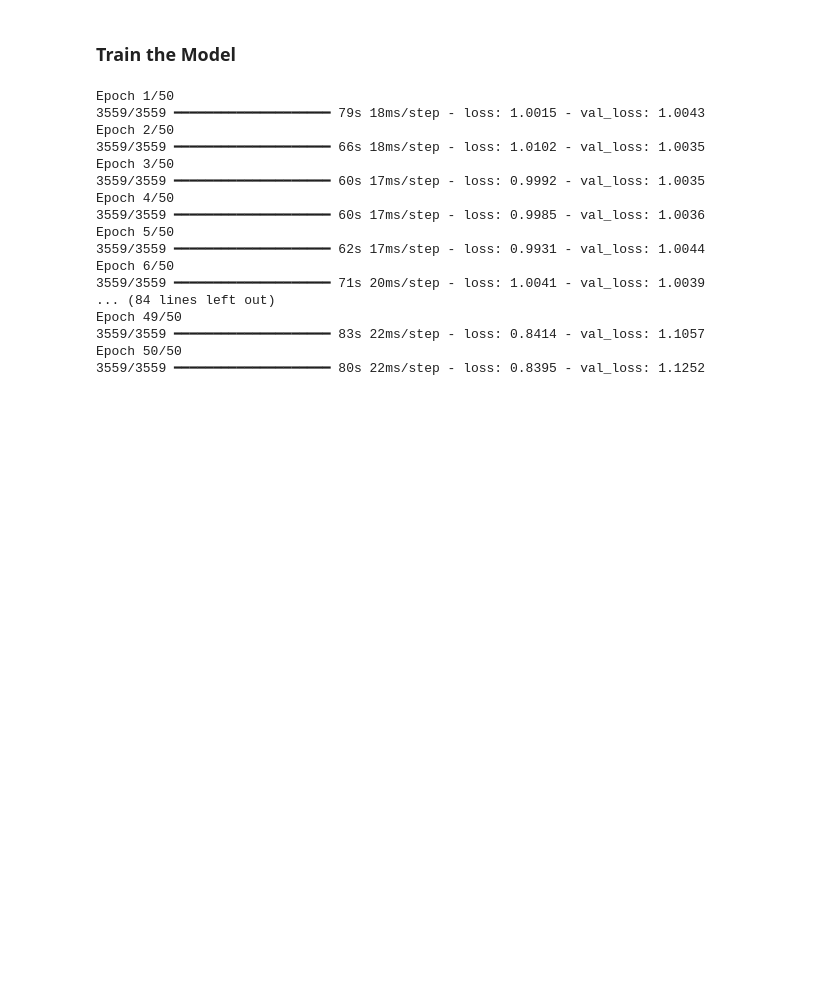
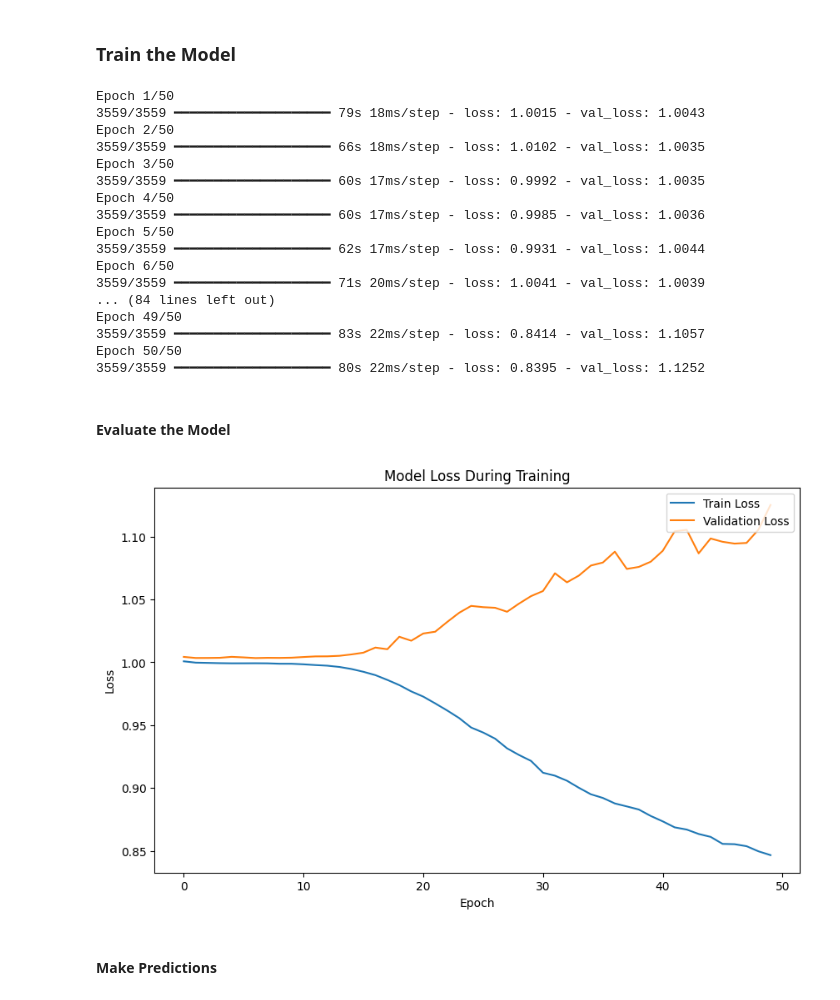
Before and after one commit to IT21271182/Deep-Learning-Project, a Jupyter notebook: IT21271182.ipynb, the cells around one changed output. Drawn from its saved outputs; the diff is of its cells as text; code cells hidden in the pictures; blank space fills up the shorter version.

Commit message:
Predictions

```diff
--- a/IT21271182.ipynb
+++ b/IT21271182.ipynb
@@ -333,3 +333,21 @@ Epoch 49/50
 3559/3559 ━━━━━━━━━━━━━━━━━━━━ 83s 22ms/step - loss: 0.8414 - val_loss: 1.1057
 Epoch 50/50
 3559/3559 ━━━━━━━━━━━━━━━━━━━━ 80s 22ms/step - loss: 0.8395 - val_loss: 1.1252
+# %% [markdown]
+#### Evaluate the Model
+# %%
+import matplotlib.pyplot as plt
+
+# Plot training & validation loss values
+plt.figure(figsize=(10, 6))
+plt.plot(history.history['loss'], label='Train Loss')
+plt.plot(history.history['val_loss'], label='Validation Loss')
+plt.title('Model Loss During Training')
+plt.ylabel('Loss')
+plt.xlabel('Epoch')
+plt.legend(loc='upper right')
+plt.show()
+# %% [output]
+[figure, added]
+# %% [markdown]
+#### Make Predictions
```
Also changed, not shown: parts of 4 cells of this notebook.
